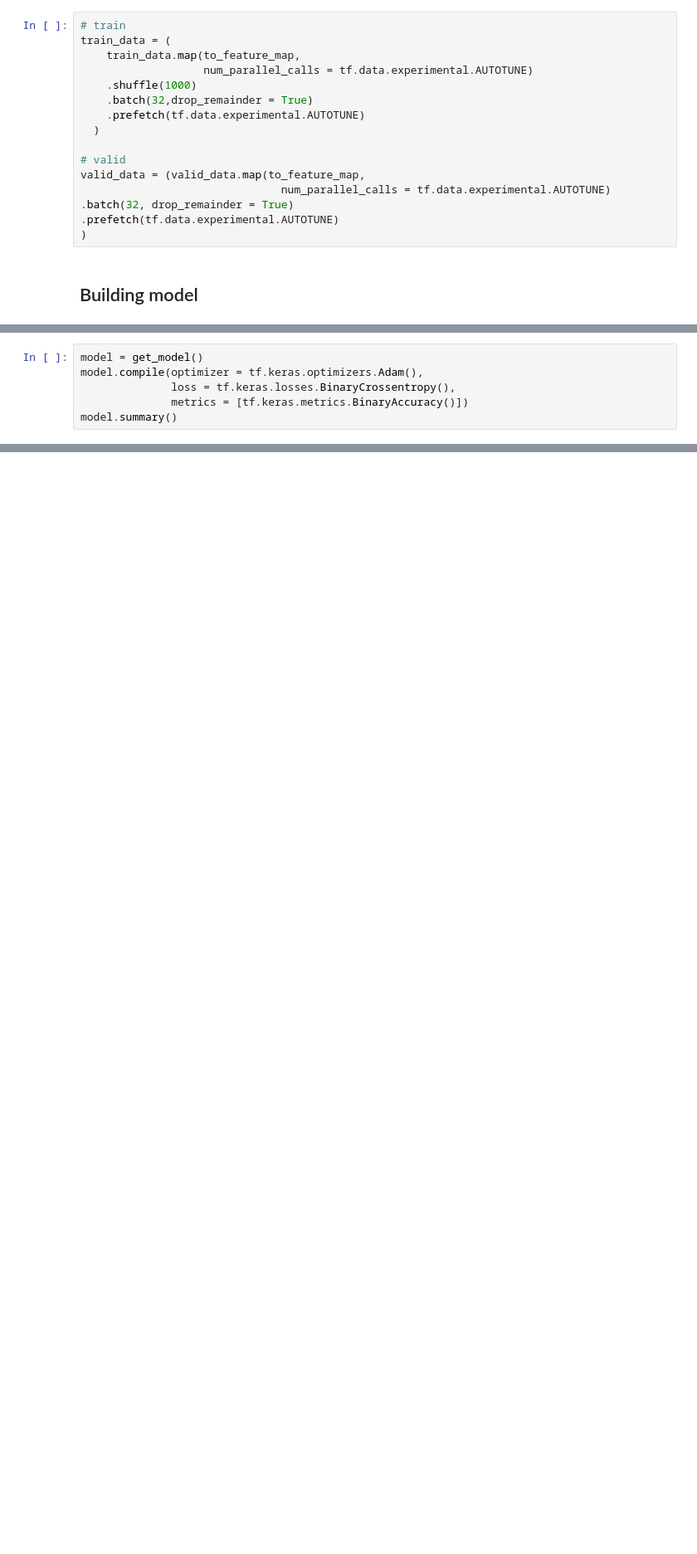
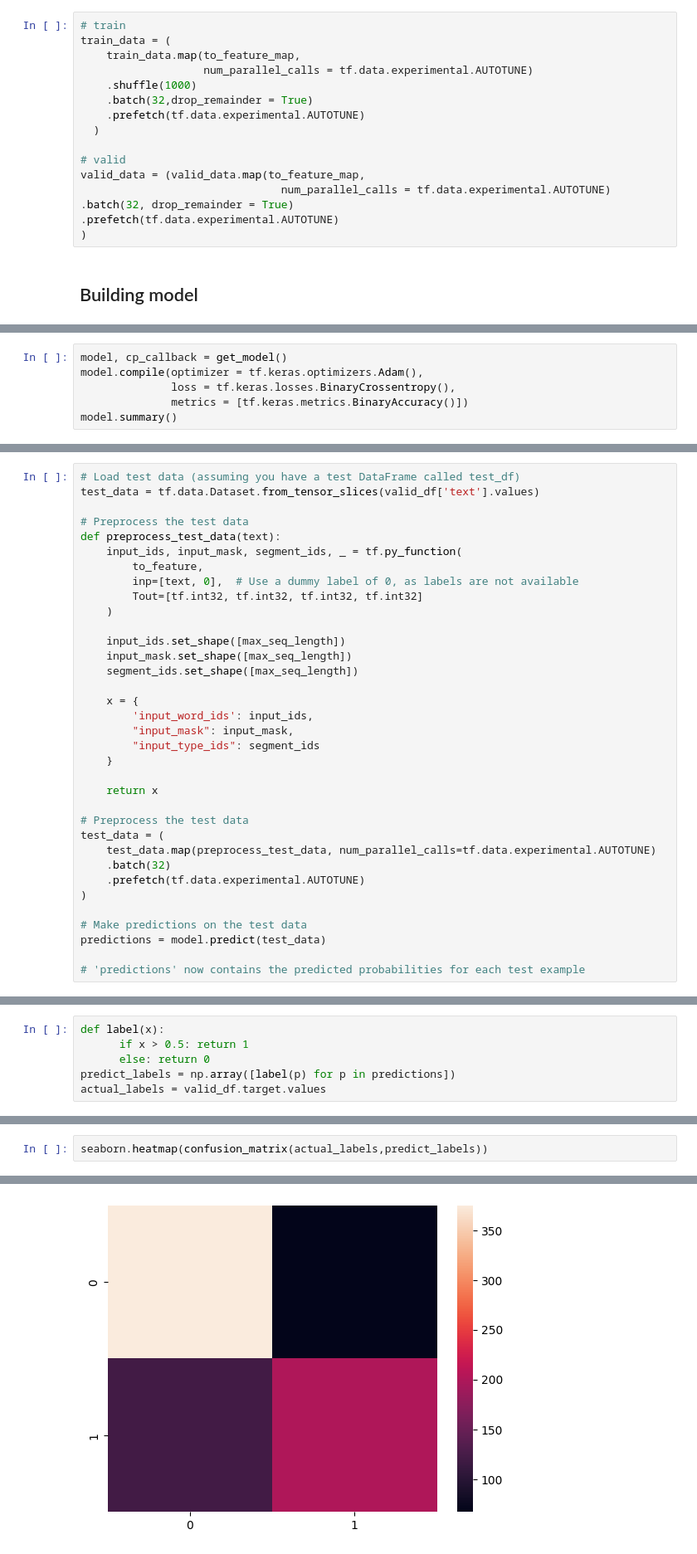
Before and after one commit to DuyCao3108/tweet, a Jupyter notebook: Tweet_NLP.ipynb, the cells around one changed output, grey strips where cells are left out. Shown at 83% size. Cells and saved outputs as stored; diff of their text form; blank space fills up the shorter version.

```diff
--- a/Tweet_NLP.ipynb
+++ b/Tweet_NLP.ipynb
@@ -111,5 +198,5 @@ def get_model():
 # %%
-model = get_model()
+model, cp_callback = get_model()
 model.compile(optimizer = tf.keras.optimizers.Adam(),
               loss = tf.keras.losses.BinaryCrossentropy(),
               metrics = [tf.keras.metrics.BinaryAccuracy()])
@@ -125,0 +301,35 @@ his = model.fit(
+# %%
+# Load test data (assuming you have a test DataFrame called test_df)
+test_data = tf.data.Dataset.from_tensor_slices(valid_df['text'].values)
+
+# Preprocess the test data
+def preprocess_test_data(text):
+    input_ids, input_mask, segment_ids, _ = tf.py_function(
+        to_feature,
+        inp=[text, 0],  # Use a dummy label of 0, as labels are not available
+        Tout=[tf.int32, tf.int32, tf.int32, tf.int32]
+    )
+
+    input_ids.set_shape([max_seq_length])
+    input_mask.set_shape([max_seq_length])
+    segment_ids.set_shape([max_seq_length])
+
+    x = {
+        'input_word_ids': input_ids,
+        "input_mask": input_mask,
+        "input_type_ids": segment_ids
+    }
+
+    return x
+
+# Preprocess the test data
+test_data = (
+    test_data.map(preprocess_test_data, num_parallel_calls=tf.data.experimental.AUTOTUNE)
+    .batch(32)
+    .prefetch(tf.data.experimental.AUTOTUNE)
+)
+
+# Make predictions on the test data
+predictions = model.predict(test_data)
+
+# 'predictions' now contains the predicted probabilities for each test example
@@ -125,0 +340,6 @@ his = model.fit(
+# %%
+def label(x):
+      if x > 0.5: return 1
+      else: return 0
+predict_labels = np.array([label(p) for p in predictions])
+actual_labels = valid_df.target.values
@@ -125,0 +353,3 @@ his = model.fit(
+# %%
+seaborn.heatmap(confusion_matrix(actual_labels,predict_labels))
+# %% [output]
@@ -125,0 +357 @@ his = model.fit(
+[figure, added]
```
Also changed, not shown: parts of 29 cells of this notebook.
